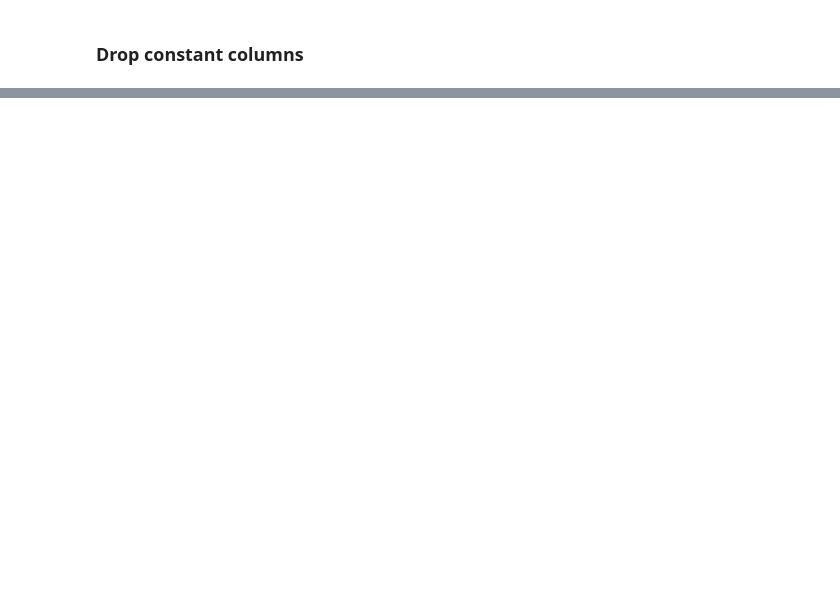
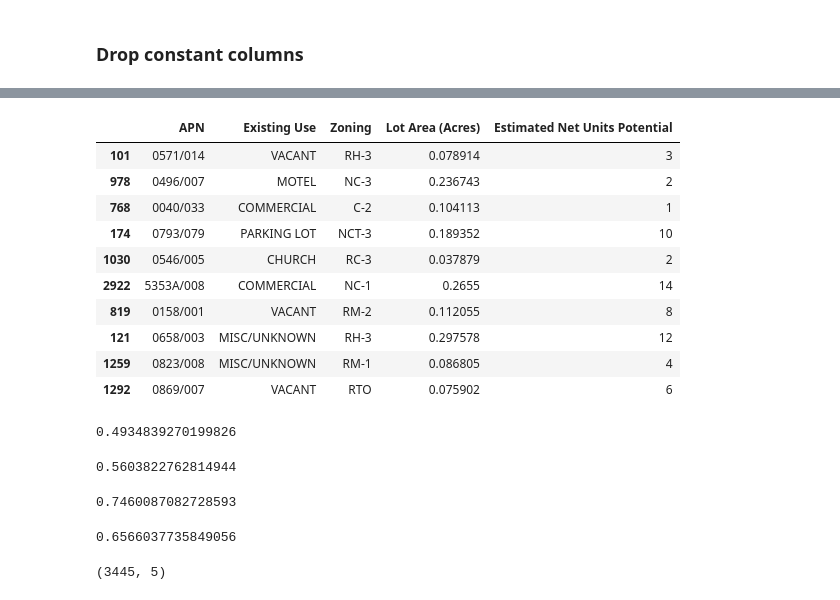
Before and after one commit to sdamerdji/dissertation, a Jupyter notebook: pdev/clean3.ipynb, the cells around one changed output, grey strips where cells are left out. Cells and saved outputs as stored; diff of their text form; code cells hidden in the pictures; blank space fills up the shorter version.

```diff
--- a/pdev/clean3.ipynb
+++ b/pdev/clean3.ipynb
@@ -487,0 +540,34 @@ full_df5.to_csv('cleaned_rhna5_data.csv', index=False)
+# %%
+sf_si_april[~sf_si_april.APN.isin(rhna.apn)].sample(10)
+# %% [output]
+|  | APN | Existing Use | Zoning | Lot Area (Acres) | Estimated Net Units Potential |
+| 101 | 0571/014 | VACANT | RH-3 | 0.078914 | 3 |
+| 978 | 0496/007 | MOTEL | NC-3 | 0.236743 | 2 |
+| 768 | 0040/033 | COMMERCIAL | C-2 | 0.104113 | 1 |
+| 174 | 0793/079 | PARKING LOT | NCT-3 | 0.189352 | 10 |
+| 1030 | 0546/005 | CHURCH | RC-3 | 0.037879 | 2 |
+| 2922 | 5353A/008 | COMMERCIAL | NC-1 | 0.2655 | 14 |
+| 819 | 0158/001 | VACANT | RM-2 | 0.112055 | 8 |
+| 121 | 0658/003 | MISC/UNKNOWN | RH-3 | 0.297578 | 12 |
+| 1259 | 0823/008 | MISC/UNKNOWN | RM-1 | 0.086805 | 4 |
+| 1292 | 0869/007 | VACANT | RTO | 0.075902 | 6 |
+# %%
+rhna.locapn.isin(sf_si_april.APN).mean()
+# %% [output]
+0.4934839270199826
+# %%
+rhna.apn.isin(sf_si_april.APN).mean()
+# %% [output]
+0.5603822762814944
+# %%
+sf_si_april.APN.isin(rhna.apn).mean()
+# %% [output]
+0.7460087082728593
+# %%
+sf_si_april.APN.isin(rhna.locapn).mean()
+# %% [output]
+0.6566037735849056
+# %%
+sf_si_april.shape
+# %% [output]
+(3445, 5)
```
Also changed, not shown: parts of 57 cells of this notebook, 1 other file.
